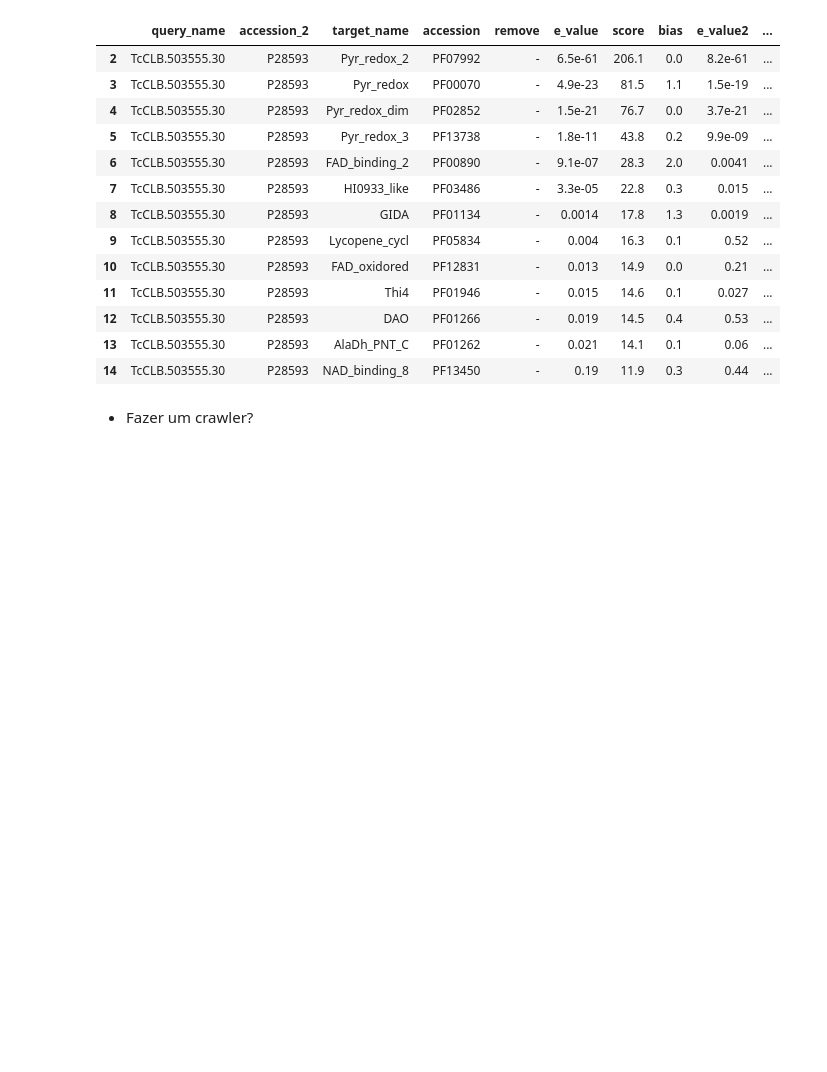
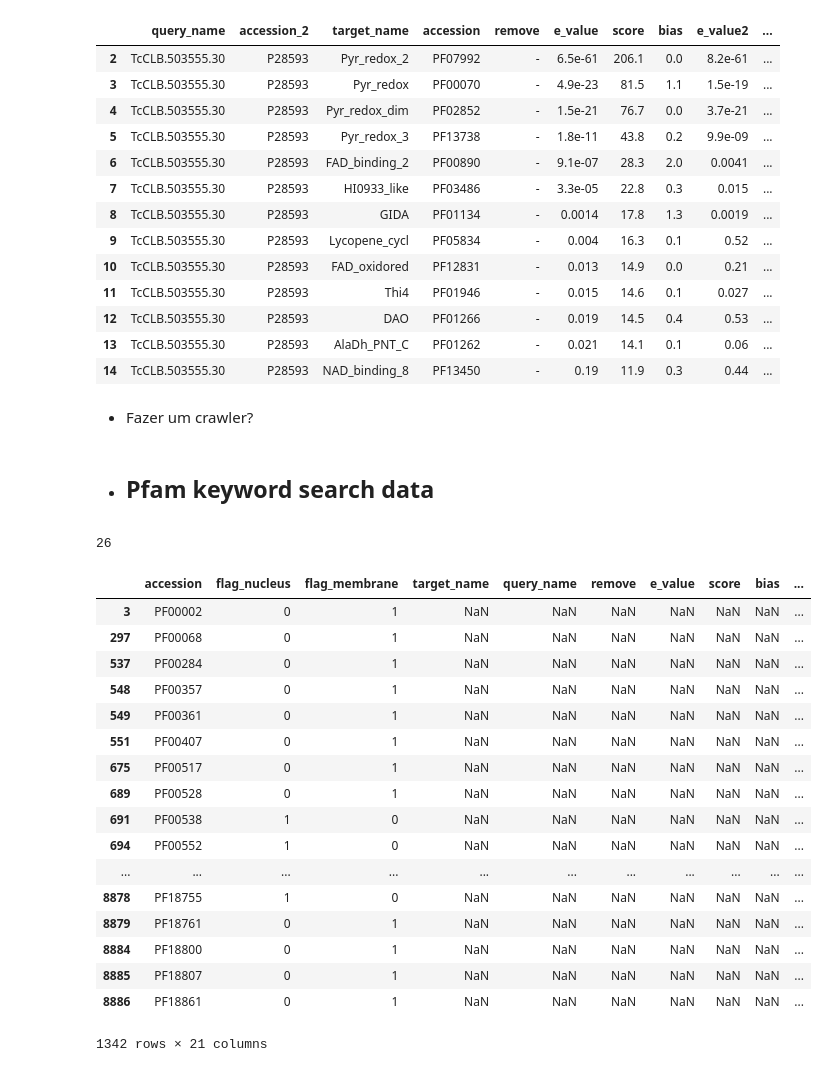
Before and after one commit to msreis/Multiresolution-nuclear-protein-classifier, a Jupyter notebook: src/create_train_nb.ipynb, the cells around one changed output. Cells and saved outputs as stored; diff of their text form; code cells hidden in the pictures; blank space fills up the shorter version.

```diff
--- a/src/create_train_nb.ipynb
+++ b/src/create_train_nb.ipynb
@@ -206,3 +193,32 @@ df_join_inner[df_join_inner.accession_2=='P28593']
 | 14 | TcCLB.503555.30 | P28593 | NAD_binding_8 | PF13450 | - | 0.19 | 11.9 | 0.3 | 0.44 | ... |
 # %% [markdown]
 - Fazer um crawler?
+# %% [markdown]
+- ## Pfam keyword search data
+# %%
+len(set(df_pfam_locations.accession).intersection(set(df_join_inner.accession)))
+# %% [output]
+26
+# %%
+teste = df_pfam_locations.merge(df_hmm, how='left')
+# %%
+teste[teste['target_name'].isna()]
+# %% [output]
+|  | accession | flag_nucleus | flag_membrane | target_name | query_name | remove | e_value | score | bias | ... |
+| 3 | PF00002 | 0 | 1 | NaN | NaN | NaN | NaN | NaN | NaN | ... |
+| 297 | PF00068 | 0 | 1 | NaN | NaN | NaN | NaN | NaN | NaN | ... |
+| 537 | PF00284 | 0 | 1 | NaN | NaN | NaN | NaN | NaN | NaN | ... |
+| 548 | PF00357 | 0 | 1 | NaN | NaN | NaN | NaN | NaN | NaN | ... |
+| 549 | PF00361 | 0 | 1 | NaN | NaN | NaN | NaN | NaN | NaN | ... |
+| 551 | PF00407 | 0 | 1 | NaN | NaN | NaN | NaN | NaN | NaN | ... |
+| 675 | PF00517 | 0 | 1 | NaN | NaN | NaN | NaN | NaN | NaN | ... |
+| 689 | PF00528 | 0 | 1 | NaN | NaN | NaN | NaN | NaN | NaN | ... |
+| 691 | PF00538 | 1 | 0 | NaN | NaN | NaN | NaN | NaN | NaN | ... |
+| 694 | PF00552 | 1 | 0 | NaN | NaN | NaN | NaN | NaN | NaN | ... |
+| ... | ... | ... | ... | ... | ... | ... | ... | ... | ... | ... |
+| 8878 | PF18755 | 1 | 0 | NaN | NaN | NaN | NaN | NaN | NaN | ... |
+| 8879 | PF18761 | 0 | 1 | NaN | NaN | NaN | NaN | NaN | NaN | ... |
+| 8884 | PF18800 | 0 | 1 | NaN | NaN | NaN | NaN | NaN | NaN | ... |
+| 8885 | PF18807 | 0 | 1 | NaN | NaN | NaN | NaN | NaN | NaN | ... |
+| 8886 | PF18861 | 0 | 1 | NaN | NaN | NaN | NaN | NaN | NaN | ... |
+1342 rows × 21 columns
```
Also changed, not shown: parts of 6 cells of this notebook.
